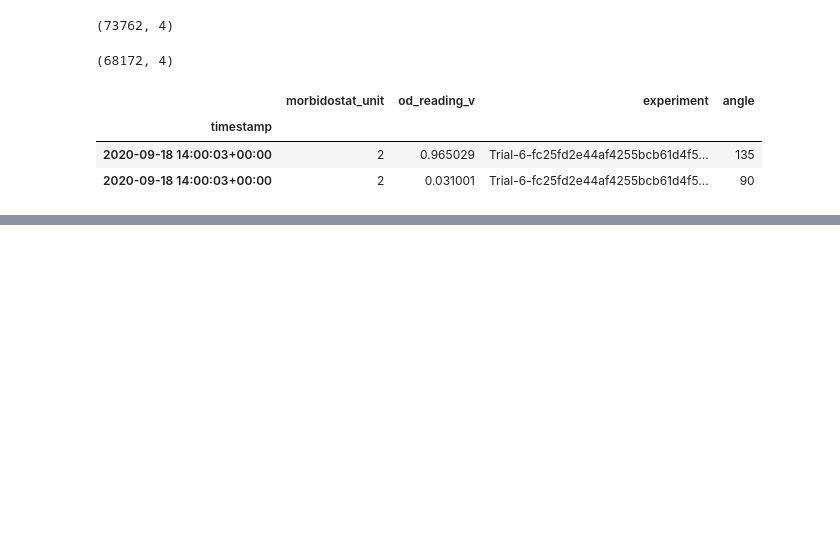
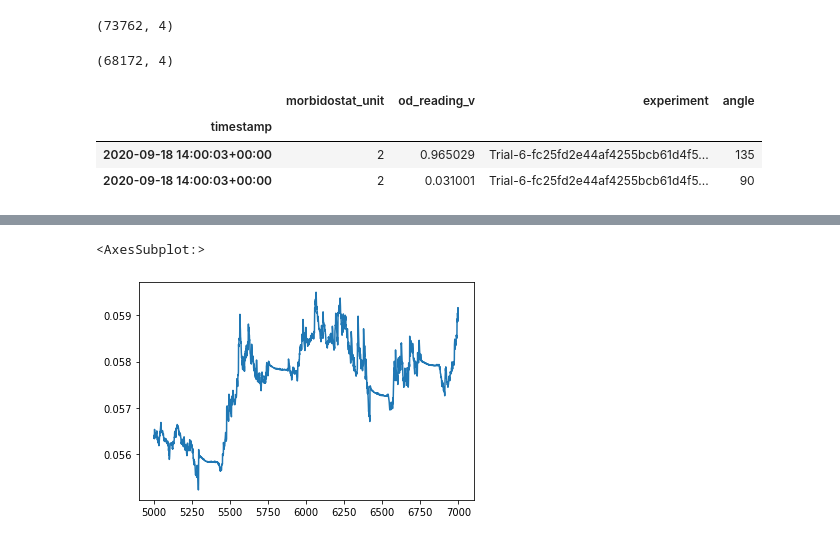
Before and after one commit to Pioreactor/pioreactor, a Jupyter notebook: jupyter_notebooks/Kalman Filter tests.ipynb, the cells around one changed output, grey strips where cells are left out. Cells and saved outputs as stored; diff of their text form; code cells hidden in the pictures; blank space fills up the shorter version.

```diff
--- a/jupyter_notebooks/Kalman Filter tests.ipynb
+++ b/jupyter_notebooks/Kalman Filter tests.ipynb
@@ -223,0 +261,5 @@ axes[1].legend()
+# %%
+(np.log(results['rate'])*60*60*0.2).iloc[5000:7000].plot()
+# %% [output]
+<AxesSubplot:>
+[figure, added]
```
Also changed, not shown: parts of 4 cells of this notebook, 8 other files.
